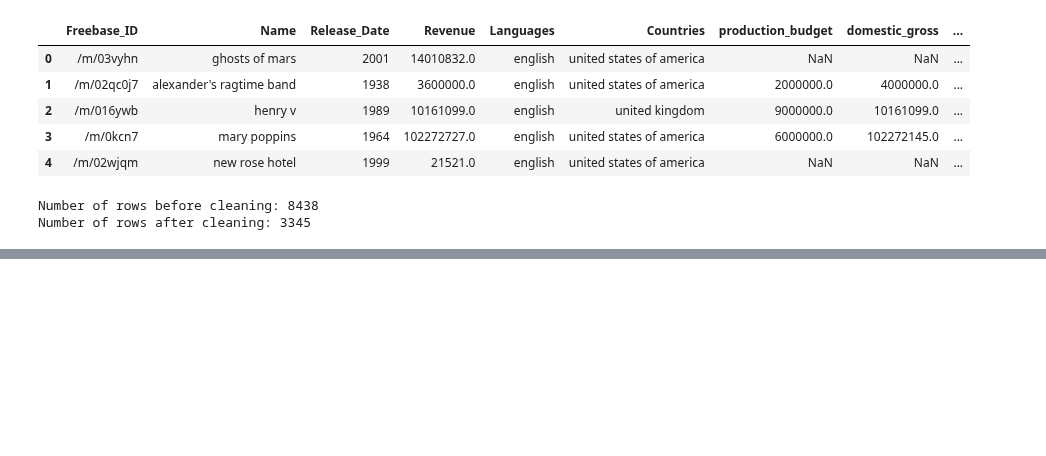
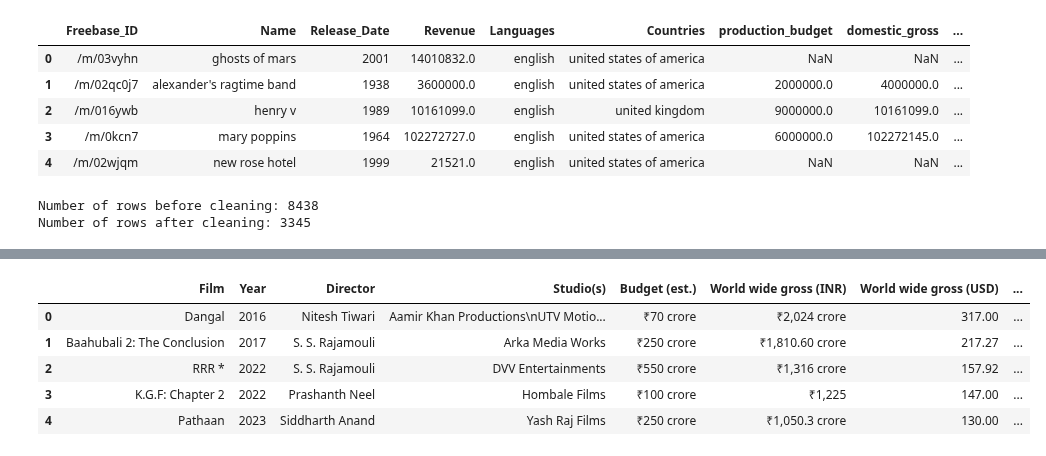
Before and after one commit to epfl-ada/ada-2024-project-thelordsofdata, a Jupyter notebook: src/data/cmu_analysis.ipynb, the cells around one changed output, grey strips where cells are left out. Drawn from its saved outputs; the diff is of its cells as text; code cells hidden in the pictures; blank space fills up the shorter version.

```diff
--- a/src/data/cmu_analysis.ipynb
+++ b/src/data/cmu_analysis.ipynb
@@ -343,0 +349,10 @@ df_cleaned_with_budget_drop.head()
+# %%
+df_indian = pd.read_csv('Indian_dataset/Highest grossing Indian movies.csv')
+df_indian.head()
+# %% [output]
+|  | Film | Year | Director | Studio(s) | Budget (est.) | World wide gross (INR) | World wide gross (USD) | ... |
+| 0 | Dangal | 2016 | Nitesh Tiwari | Aamir Khan Productions\nUTV Motio... | ₹70 crore | ₹2,024 crore | 317.00 | ... |
+| 1 | Baahubali 2: The Conclusion | 2017 | S. S. Rajamouli | Arka Media Works | ₹250 crore | ₹1,810.60 crore | 217.27 | ... |
+| 2 | RRR * | 2022 | S. S. Rajamouli | DVV Entertainments | ₹550 crore | ₹1,316 crore | 157.92 | ... |
+| 3 | K.G.F: Chapter 2 | 2022 | Prashanth Neel | Hombale Films | ₹100 crore | ₹1,225 | 147.00 | ... |
+| 4 | Pathaan | 2023 | Siddharth Anand | Yash Raj Films | ₹250 crore | ₹1,050.3 crore | 130.00 | ... |
```
Also changed, not shown: parts of 11 cells of this notebook.
